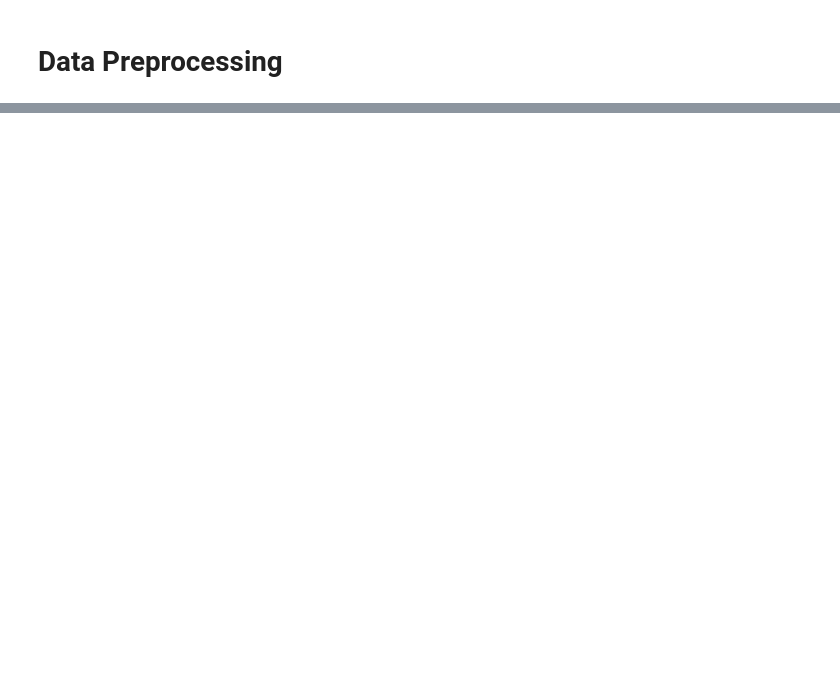
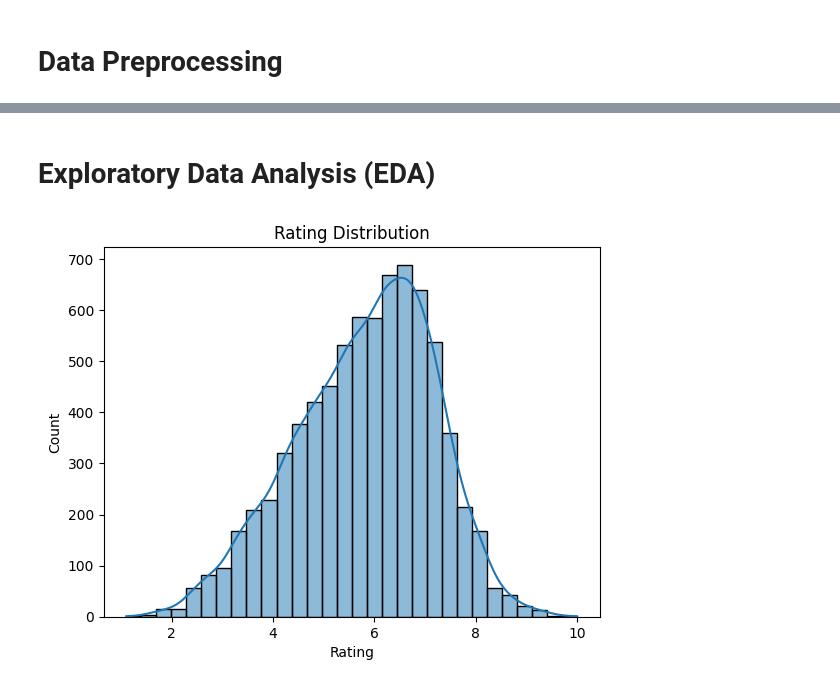
Before and after one commit to JayPant/CODSOFT, a Jupyter notebook: Task-2/movie_rating_prediction.ipynb, the cells around one changed output, grey strips where cells are left out. Cells and saved outputs as stored; diff of their text form; code cells hidden in the pictures; blank space fills up the shorter version.

```diff
--- a/Task-2/movie_rating_prediction.ipynb
+++ b/Task-2/movie_rating_prediction.ipynb
@@ -24,7 +24,7 @@ movie_data.head()
 movie_data.dropna(subset=["Rating"], inplace = True)
 movie_data.isnull().sum()
 
-movie_data.dropna(subset=['Actor 1','Actor 2','Actor 3','Director','Genre'],inplace=True)
+movie_data.dropna(subset=['Actor 1','Actor 2','Actor 3','Genre'],inplace=True)
 movie_data.isnull().sum()
 
 movie_data.head()
@@ -41,6 +41,7 @@ movie_data.head()
 
 from sklearn.preprocessing import StandardScaler
 
+print(movie_data.isnull().sum())
 
 # Clean 'Votes' column
 movie_data['Votes'] = movie_data['Votes'].astype(str).str.replace(',', '', regex=False)
@@ -51,8 +52,8 @@ movie_data['Duration'] = movie_data['Duration'].astype(str).str.replace('min', '
 movie_data['Duration'] = pd.to_numeric(movie_data['Duration'], errors='coerce')
 movie_data['Duration'].fillna(movie_data['Duration'].median(), inplace=True)
 
-# One-Hot Encoding for categorical variables
-movie_data = pd.get_dummies(movie_data, columns=['Genre', 'Director', 'Actor 1', 'Actor 2', 'Actor 3'], drop_first=True)
+# One-Hot Encoding for categorical variable
+movie_data = pd.get_dummies(movie_data, columns=['Genre','Actor 1', 'Actor 2', 'Actor 3'], drop_first=True)
 
 # Normalize numerical features
 scaler = StandardScaler()
@@ -61,4 +62,6 @@ movie_data[['Duration', 'Votes']] = scaler.fit_transform(movie_data[['Duration',
 # Check for missing values again
 print("\nMissing values after preprocessing:")
 print(movie_data.isnull().sum())
+
+print(movie_data.columns)
 # %% [output]
@@ -97,0 +104,12 @@ Length: 11601, dtype: int64
+# %% [markdown]
+# Exploratory Data Analysis (EDA)
+# %%
+import seaborn as sns
+import matplotlib.pyplot as plt
+
+# Rating distribution
+sns.histplot(movie_data['Rating'], bins=30, kde=True)
+plt.title('Rating Distribution')
+plt.show()
+# %% [output]
+[figure, added]
```
Also changed, not shown: parts of 8 cells of this notebook, 2 other files.
